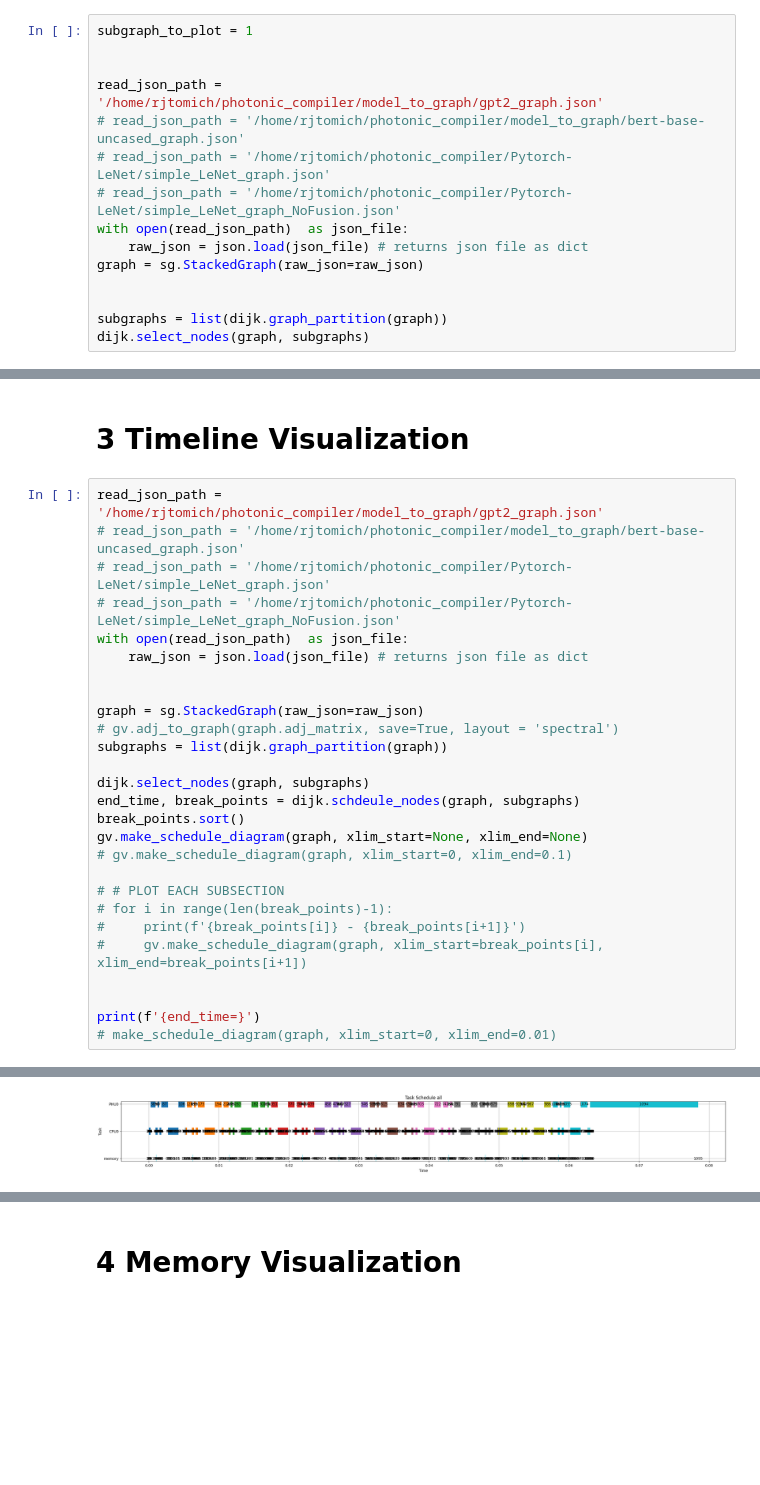
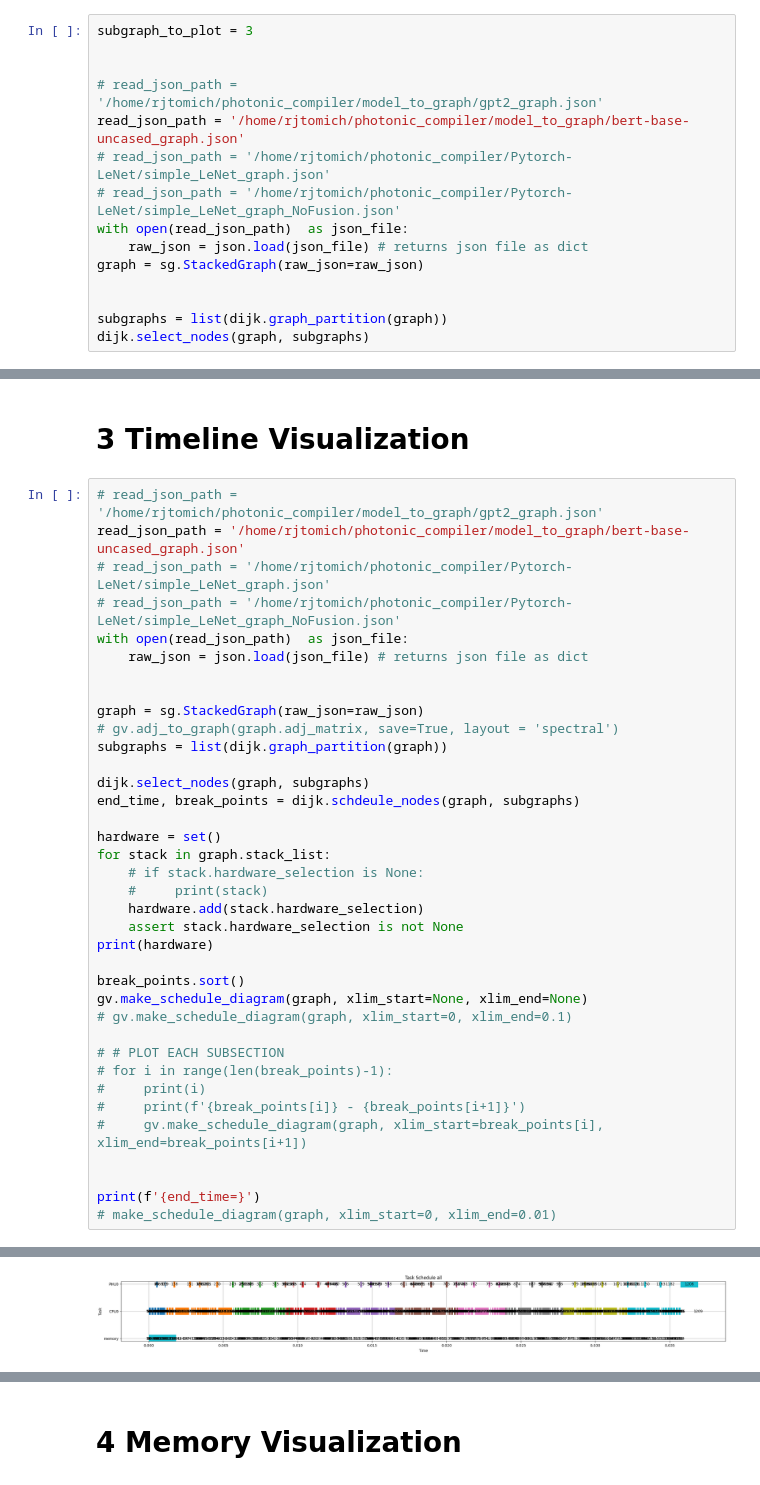
Before and after one commit to RyanTomich/photonic_compiler, a Jupyter notebook: model_to_graph/sub_graphs.ipynb, the cells around one changed output, grey strips where cells are left out. Drawn from its saved outputs; the diff is of its cells as text; blank space fills up the shorter version.

Commit message:
Hardware number and partition selection. Fixed scheduling issue with BERT_uncased

```diff
--- a/model_to_graph/sub_graphs.ipynb
+++ b/model_to_graph/sub_graphs.ipynb
@@ -71,11 +71,11 @@ import graph_visualization as gv
 # %% [markdown]
 # 2 Graph Visualization
 # %%
-subgraph_to_plot = 1
+subgraph_to_plot = 3
 
 
-read_json_path = '/home/rjtomich/photonic_compiler/model_to_graph/gpt2_graph.json'
-# read_json_path = '/home/rjtomich/photonic_compiler/model_to_graph/bert-base-uncased_graph.json'
+# read_json_path = '/home/rjtomich/photonic_compiler/model_to_graph/gpt2_graph.json'
+read_json_path = '/home/rjtomich/photonic_compiler/model_to_graph/bert-base-uncased_graph.json'
 # read_json_path = '/home/rjtomich/photonic_compiler/Pytorch-LeNet/simple_LeNet_graph.json'
 # read_json_path = '/home/rjtomich/photonic_compiler/Pytorch-LeNet/simple_LeNet_graph_NoFusion.json'
 with open(read_json_path)  as json_file:
@@ -121,8 +121,8 @@ draw_subgraphs(graph, sub=subgraph_to_plot)
 # %% [markdown]
 # 3 Timeline Visualization
 # %%
-read_json_path = '/home/rjtomich/photonic_compiler/model_to_graph/gpt2_graph.json'
-# read_json_path = '/home/rjtomich/photonic_compiler/model_to_graph/bert-base-uncased_graph.json'
+# read_json_path = '/home/rjtomich/photonic_compiler/model_to_graph/gpt2_graph.json'
+read_json_path = '/home/rjtomich/photonic_compiler/model_to_graph/bert-base-uncased_graph.json'
 # read_json_path = '/home/rjtomich/photonic_compiler/Pytorch-LeNet/simple_LeNet_graph.json'
 # read_json_path = '/home/rjtomich/photonic_compiler/Pytorch-LeNet/simple_LeNet_graph_NoFusion.json'
 with open(read_json_path)  as json_file:
@@ -135,12 +135,22 @@ subgraphs = list(dijk.graph_partition(graph))
 
 dijk.select_nodes(graph, subgraphs)
 end_time, break_points = dijk.schdeule_nodes(graph, subgraphs)
+
+hardware = set()
+for stack in graph.stack_list:
+    # if stack.hardware_selection is None:
+    #     print(stack)
+    hardware.add(stack.hardware_selection)
+    assert stack.hardware_selection is not None
+print(hardware)
+
 break_points.sort()
 gv.make_schedule_diagram(graph, xlim_start=None, xlim_end=None)
 # gv.make_schedule_diagram(graph, xlim_start=0, xlim_end=0.1)
 
 # # PLOT EACH SUBSECTION
 # for i in range(len(break_points)-1):
+#     print(i)
 #     print(f'{break_points[i]} - {break_points[i+1]}')
 #     gv.make_schedule_diagram(graph, xlim_start=break_points[i], xlim_end=break_points[i+1])
 
@@ -151 +163 @@ print(f'{end_time=}')
-[figure, old version]
+[figure, new version]
```
Also changed, not shown: parts of 4 cells of this notebook, 5 other files.
